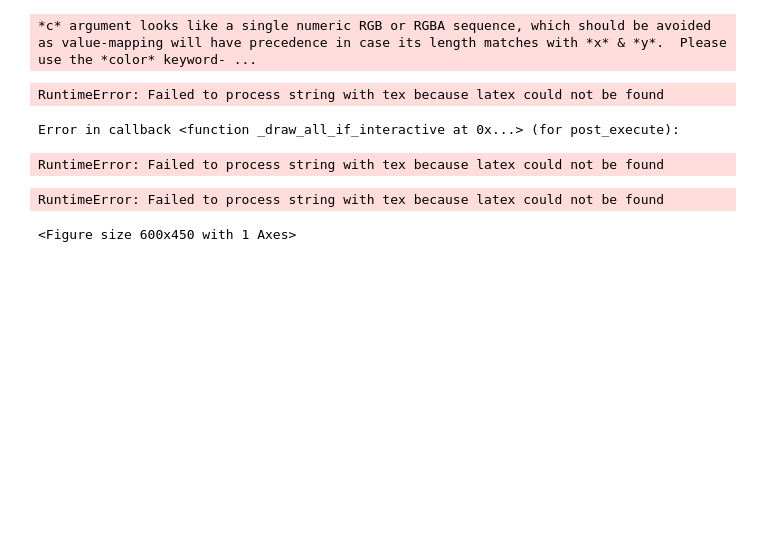
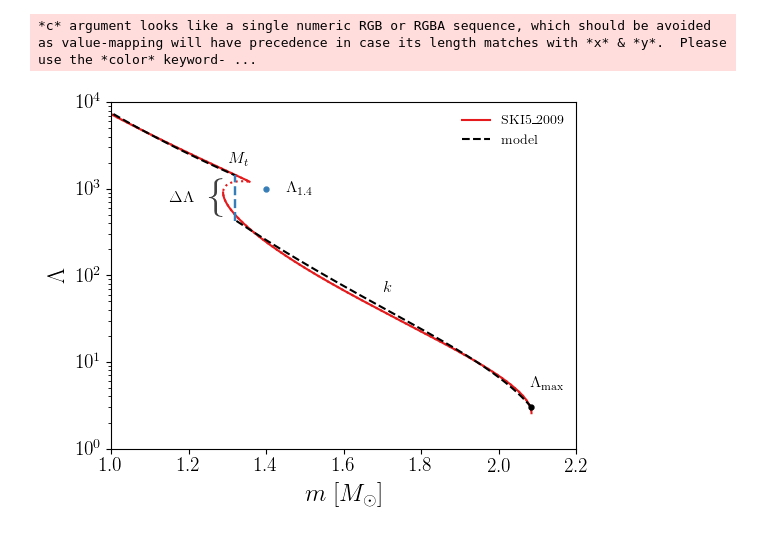
Before and after one commit to landryp/twin-stars, a Jupyter notebook: EOSPlots.ipynb, the cells around one changed output. Drawn from its saved outputs; the diff is of its cells as text; code cells hidden in the pictures; blank space fills up the shorter version.

Commit message:
update plotting nbs

```diff
--- a/EOSPlots.ipynb
+++ b/EOSPlots.ipynb
@@ -49,40 +51,36 @@ plt.plot(Ms[:onset+1],Lambdas[:onset+1],c=sns.color_palette()[0])
 plt.plot(Ms[offset:],Lambdas[offset:],c=sns.color_palette()[0],label=r'SKI5\_2009')
 
 twin_pos = np.where(Ms >= 1.32)[0][0]
 end_pos = len(Ms) - np.where(np.array(list(reversed(Ms))) < 1.32)[0][0]
 
 #plt.plot(Ms,Lambda_of_m(Ms,1000.,1.32,500.,3.),c='k',ls=':')
 plt.plot(Ms[:twin_pos],Lambda_of_m(Ms[:twin_pos],1000.,1.32,495.,3.),c='k',ls='--')
 plt.plot(Ms[end_pos:],Lambda_of_m(Ms[end_pos:],1000.,1.32,495.,3.),c='k',ls='--',label=r'model')
 
 plt.vlines(1.32,float(Lambda_of_m(Ms[end_pos],1000.,1.32,495.,3.)),float(Lambda_of_m(Ms[twin_pos-1],1000.,1.32,500.,3.)),color=sns.color_palette()[1],linestyle='--',lw=1.75, zorder=10)
 plt.scatter(1.4,1000.,c=sns.color_palette()[1],marker='.',s=50,zorder=10)
 plt.scatter(Mmax,3.,c='k',marker='.',s=50,zorder=10)
 
 plt.yscale('log')
 plt.xlim(1.,2.2)
 plt.ylim(1.,1e4)
 plt.xlabel(r'$m\;[M_{\odot}]$',size=18)
 plt.ylabel(r'$\Lambda$',size=18)
 
 plt.annotate(r'$\Lambda_{1.4}$',(1.45,900.),size=12)
 plt.annotate(r'$M_t$',(1.3,2000.),size=12)
-plt.annotate(r'$2\, \Delta\Lambda$',(1.13,700.),size=12)
+plt.annotate(r'$\Delta\Lambda$',(1.15,700.),size=12)
 plt.annotate(r'$\lbrace$',(1.25,620.),size=28,alpha=0.75)
 plt.annotate(r'$k$',(1.7,65.),size=12)
 plt.annotate(r'$\Lambda_{\rm max}$',(2.08,5.),size=12)
 
 plt.xticks(fontsize=14)
 plt.yticks(fontsize=14)
 plt.legend(frameon=False)
-plt.savefig(PLTDIR+'SKI52009_fit.png')
+plt.savefig(PLTDIR+'diagram_mLambda.png')
 # %% [output]
 *c* argument looks like a single numeric RGB or RGBA sequence, which should be avoided as value-mapping will have precedence in case its length matches with *x* & *y*.  Please use the *color* keyword- ...
-RuntimeError: Failed to process string with tex because latex could not be found
-Error in callback <function _draw_all_if_interactive at 0x...> (for post_execute):
-RuntimeError: Failed to process string with tex because latex could not be found
-RuntimeError: Failed to process string with tex because latex could not be found
-<Figure size 600x450 with 1 Axes>
+[figure, added]
 # %%
 # Lambda(m) plot
 
```
Also changed, not shown: parts of 6 cells of this notebook, 1 other file.
